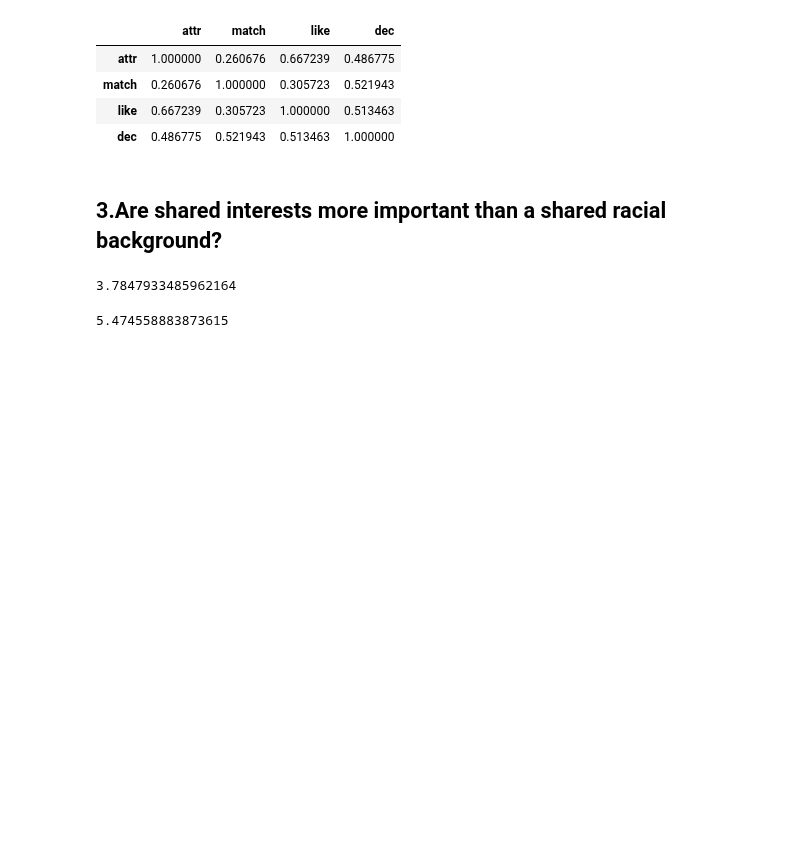
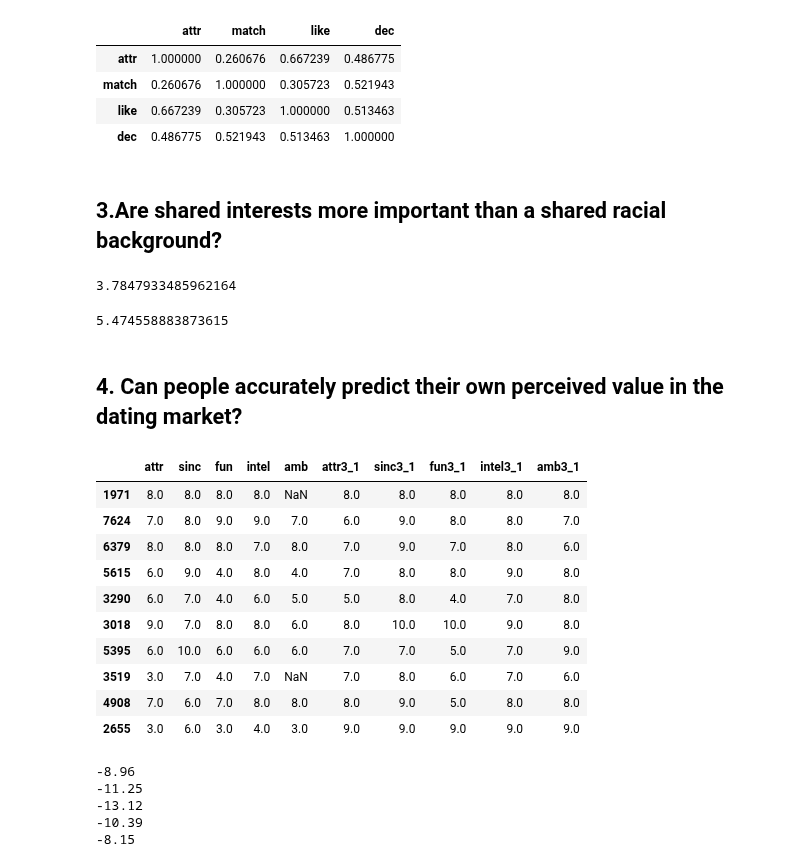
Before and after one commit to Quentin-qha/Jedha, a Jupyter notebook: 02_exploratory_data_analysis/speed_dating__tinder/00-project-speed_dating__tinder.ipynb, the cells around one changed output. Cells and saved outputs as stored; diff of their text form; code cells hidden in the pictures; blank space fills up the shorter version.

Commit message:
poeple prediction of own perceived value

```diff
--- a/02_exploratory_data_analysis/speed_dating__tinder/00-project-speed_dating__tinder.ipynb
+++ b/02_exploratory_data_analysis/speed_dating__tinder/00-project-speed_dating__tinder.ipynb
@@ -667,3 +667,40 @@ df_impact = df_impact.melt(id_vars='match', var_name='Attribute', value_name='Me
 fig = px.bar(df_impact, x='Attribute', y='Mean', color='match', barmode='group',
              title='The real impact of shar and imprace on the match')
 fig.show()
+# %% [markdown]
+## 4. Can people accurately predict their own perceived value in the dating market?
+# %%
+df_attributes_me_vs_other = df[['attr', 'sinc', 'fun', 'intel', 'amb', 'attr3_1', 'sinc3_1', 'fun3_1', 'intel3_1', 'amb3_1']].copy()
+df_attributes_me_vs_other.sample(10)
+# %% [output]
+|  | attr | sinc | fun | intel | amb | attr3_1 | sinc3_1 | fun3_1 | intel3_1 | amb3_1 |
+| 1971 | 8.0 | 8.0 | 8.0 | 8.0 | NaN | 8.0 | 8.0 | 8.0 | 8.0 | 8.0 |
+| 7624 | 7.0 | 8.0 | 9.0 | 9.0 | 7.0 | 6.0 | 9.0 | 8.0 | 8.0 | 7.0 |
+| 6379 | 8.0 | 8.0 | 8.0 | 7.0 | 8.0 | 7.0 | 9.0 | 7.0 | 8.0 | 6.0 |
+| 5615 | 6.0 | 9.0 | 4.0 | 8.0 | 4.0 | 7.0 | 8.0 | 8.0 | 9.0 | 8.0 |
+| 3290 | 6.0 | 7.0 | 4.0 | 6.0 | 5.0 | 5.0 | 8.0 | 4.0 | 7.0 | 8.0 |
+| 3018 | 9.0 | 7.0 | 8.0 | 8.0 | 6.0 | 8.0 | 10.0 | 10.0 | 9.0 | 8.0 |
+| 5395 | 6.0 | 10.0 | 6.0 | 6.0 | 6.0 | 7.0 | 7.0 | 5.0 | 7.0 | 9.0 |
+| 3519 | 3.0 | 7.0 | 4.0 | 7.0 | NaN | 7.0 | 8.0 | 6.0 | 7.0 | 6.0 |
+| 4908 | 7.0 | 6.0 | 7.0 | 8.0 | 8.0 | 8.0 | 9.0 | 5.0 | 8.0 | 8.0 |
+| 2655 | 3.0 | 6.0 | 3.0 | 4.0 | 3.0 | 9.0 | 9.0 | 9.0 | 9.0 | 9.0 |
+# %%
+
+array = []
+df_attributes_me_vs_other['attr_mean'] = df_attributes_me_vs_other['attr'] - df_attributes_me_vs_other['attr3_1']
+df_attributes_me_vs_other['sinc_mean'] = df_attributes_me_vs_other['sinc'] - df_attributes_me_vs_other['sinc3_1']
+df_attributes_me_vs_other['fun_mean'] = df_attributes_me_vs_other['fun'] - df_attributes_me_vs_other['fun3_1']
+df_attributes_me_vs_other['intel_mean'] = df_attributes_me_vs_other['intel'] - df_attributes_me_vs_other['intel3_1']
+df_attributes_me_vs_other['amb_mean'] = df_attributes_me_vs_other['amb'] - df_attributes_me_vs_other['amb3_1']
+
+print(round(df_attributes_me_vs_other['attr_mean'].mean() * 10, 2))
+print(round(df_attributes_me_vs_other['sinc_mean'].mean() * 10, 2))
+print(round(df_attributes_me_vs_other['fun_mean'].mean() * 10, 2))
+print(round(df_attributes_me_vs_other['intel_mean'].mean() * 10, 2))
+print(round(df_attributes_me_vs_other['amb_mean'].mean() * 10, 2))
+# %% [output]
+-8.96
+-11.25
+-13.12
+-10.39
+-8.15
```
Also changed, not shown: parts of 1 cell of this notebook.
